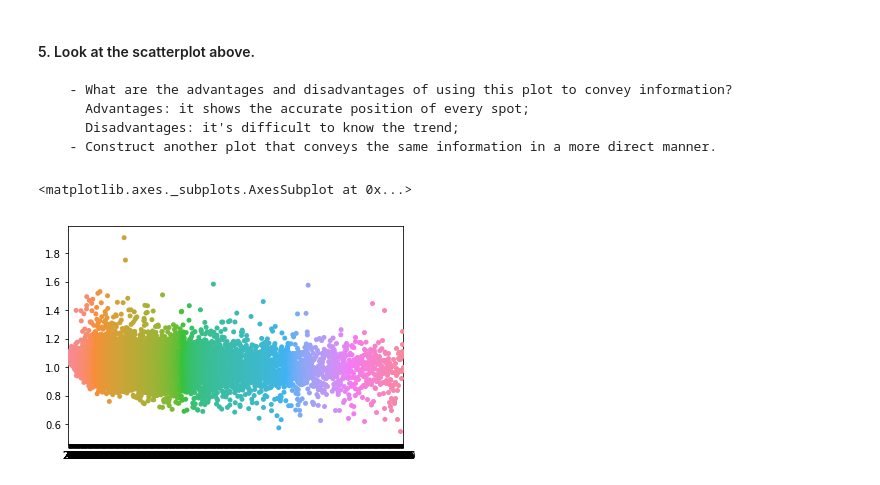
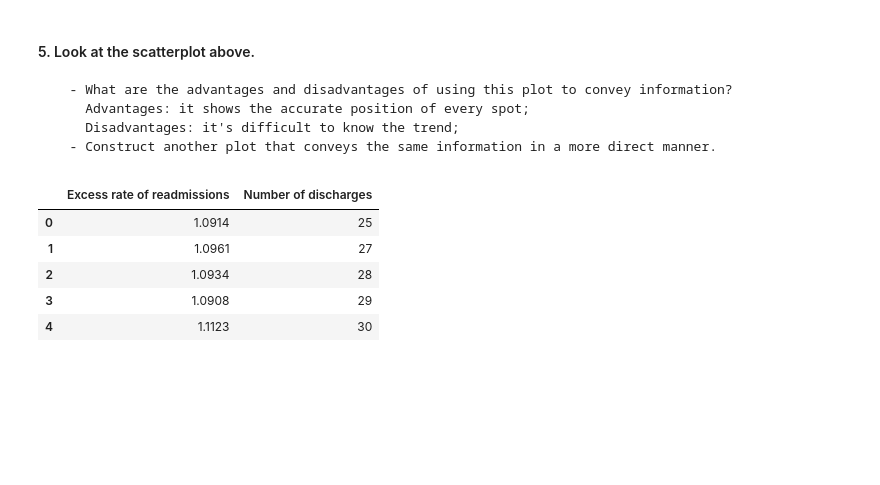
Before and after one commit to Bin-Icarus/SB_8_2-EDA-Projects-Statistical-Inference-, a Jupyter notebook: 1508961248_hospital_readmit/hospital_readmit/sliderule_dsi_inferential_statistics_exercise_3.ipynb, the cells around one changed output. Saved outputs shown, nothing was run; the diff lists cells and outputs as text; code cells hidden in the pictures; blank space fills up the shorter version.

```diff
--- a/1508961248_hospital_readmit/hospital_readmit/sliderule_dsi_inferential_statistics_exercise_3.ipynb
+++ b/1508961248_hospital_readmit/hospital_readmit/sliderule_dsi_inferential_statistics_exercise_3.ipynb
@@ -185,9 +185,3 @@ plt.show()
         Advantages: it shows the accurate position of every spot;
         Disadvantages: it's difficult to know the trend;
       - Construct another plot that conveys the same information in a more direct manner.
-# %%
-import seaborn as sns
-sns.swarmplot(x, y)
-# %% [output]
-<matplotlib.axes._subplots.AxesSubplot at 0x...>
-[figure, removed]
@@ -193,0 +191,9 @@ sns.swarmplot(x, y)
+# %%
+data.head()
+# %% [output]
+|  | Excess rate of readmissions | Number of discharges |
+| 0 | 1.0914 | 25 |
+| 1 | 1.0961 | 27 |
+| 2 | 1.0934 | 28 |
+| 3 | 1.0908 | 29 |
+| 4 | 1.1123 | 30 |
```
Also changed, not shown: parts of 4 cells of this notebook.
